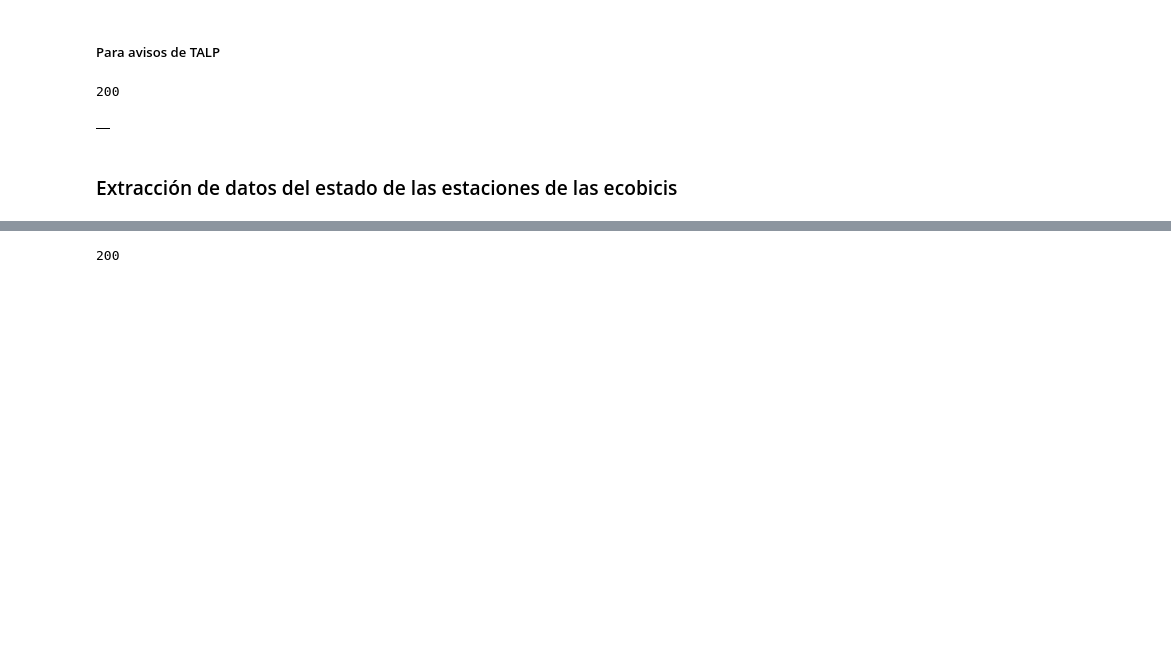
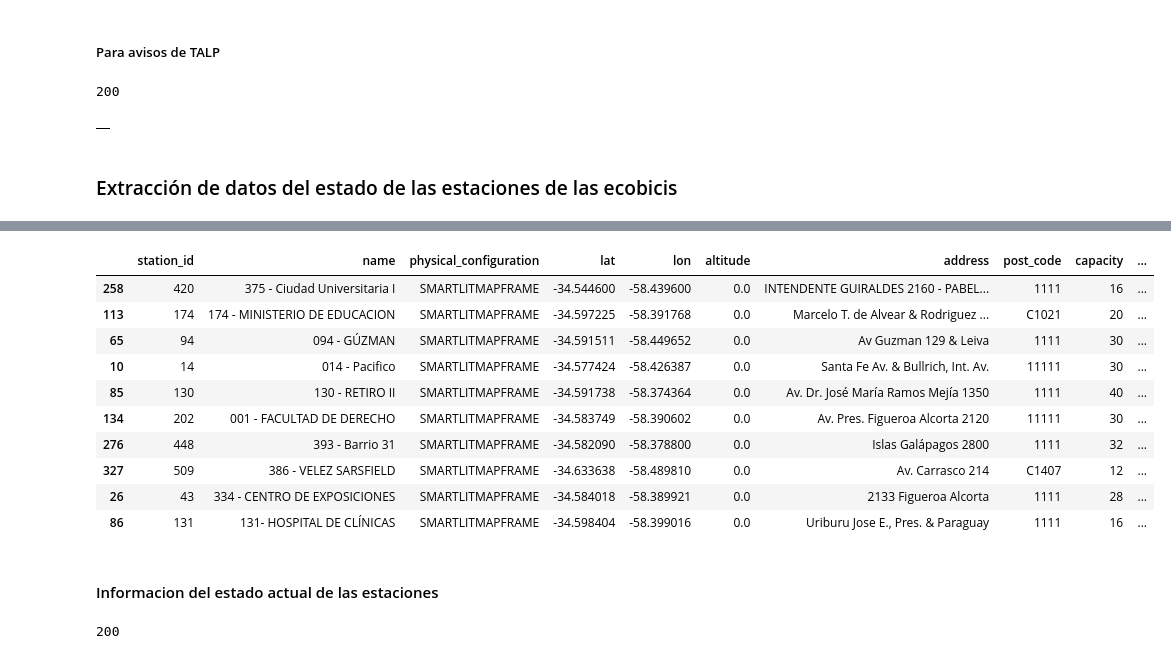
Before and after one commit to c-gonzalez-a/DataEngineeringCoder, a Jupyter notebook: main.ipynb, the cells around one changed output, grey strips where cells are left out. Drawn from its saved outputs; the diff is of its cells as text; code cells hidden in the pictures; blank space fills up the shorter version.

Commit message:
Ecobicis table creation

```diff
--- a/main.ipynb
+++ b/main.ipynb
@@ -297,0 +302,10 @@ df_TALPServiceAlerts
+# %%
+# Listado estático de todas las estaciones, sus capacidades y ubicaciones
+
+endpoint_ecobiciSI = f"{endpoint_ecobici}/stationInformation"
+
+full_url_ecobiciSI = f"{base_url}/{endpoint_ecobiciSI}"
+
+r_ecobiciSI = requests.get(full_url_ecobiciSI, params=params)
+
+r_ecobiciSI.status_code
@@ -297,0 +314,3 @@ df_TALPServiceAlerts
+# %%
+json_ecobiciSI = r_ecobiciSI.json()
+json_ecobiciSI
@@ -298,3 +335,22 @@ df_TALPServiceAlerts
+# %%
+data_ecobiciSI= json_ecobiciSI['data']['stations']
+df_ecobiciSI = pd.DataFrame(data_ecobiciSI)
+
+df_ecobiciSI.sample(n=10)
+# %% [output]
+|  | station_id | name | physical_configuration | lat | lon | altitude | address | post_code | capacity | ... |
+| 258 | 420 | 375 - Ciudad Universitaria I | SMARTLITMAPFRAME | -34.544600 | -58.439600 | 0.0 | INTENDENTE GUIRALDES 2160 - PABEL... | 1111 | 16 | ... |
+| 113 | 174 | 174 - MINISTERIO DE EDUCACION | SMARTLITMAPFRAME | -34.597225 | -58.391768 | 0.0 | Marcelo T. de Alvear & Rodriguez ... | C1021 | 20 | ... |
+| 65 | 94 | 094 - GÚZMAN | SMARTLITMAPFRAME | -34.591511 | -58.449652 | 0.0 | Av Guzman 129 & Leiva | 1111 | 30 | ... |
+| 10 | 14 | 014 - Pacifico | SMARTLITMAPFRAME | -34.577424 | -58.426387 | 0.0 | Santa Fe Av. & Bullrich, Int. Av. | 11111 | 30 | ... |
+| 85 | 130 | 130 - RETIRO II | SMARTLITMAPFRAME | -34.591738 | -58.374364 | 0.0 | Av. Dr. José María Ramos Mejía 1350 | 1111 | 40 | ... |
+| 134 | 202 | 001 - FACULTAD DE DERECHO | SMARTLITMAPFRAME | -34.583749 | -58.390602 | 0.0 | Av. Pres. Figueroa Alcorta 2120 | 11111 | 30 | ... |
+| 276 | 448 | 393 - Barrio 31 | SMARTLITMAPFRAME | -34.582090 | -58.378800 | 0.0 | Islas Galápagos 2800 | 1111 | 32 | ... |
+| 327 | 509 | 386 - VELEZ SARSFIELD | SMARTLITMAPFRAME | -34.633638 | -58.489810 | 0.0 | Av. Carrasco 214 | C1407 | 12 | ... |
+| 26 | 43 | 334 - CENTRO DE EXPOSICIONES | SMARTLITMAPFRAME | -34.584018 | -58.389921 | 0.0 | 2133 Figueroa Alcorta | 1111 | 28 | ... |
+| 86 | 131 | 131- HOSPITAL DE CLÍNICAS | SMARTLITMAPFRAME | -34.598404 | -58.399016 | 0.0 | Uriburu Jose E., Pres. & Paraguay | 1111 | 16 | ... |
+# %% [markdown]
+#### Informacion del estado actual de las estaciones
 # %%
 # Obtencion del número de bicicletas y anclajes disponibles en cada estación y disponibilidad de estación.
 
```
Also changed, not shown: parts of 13 cells of this notebook.
